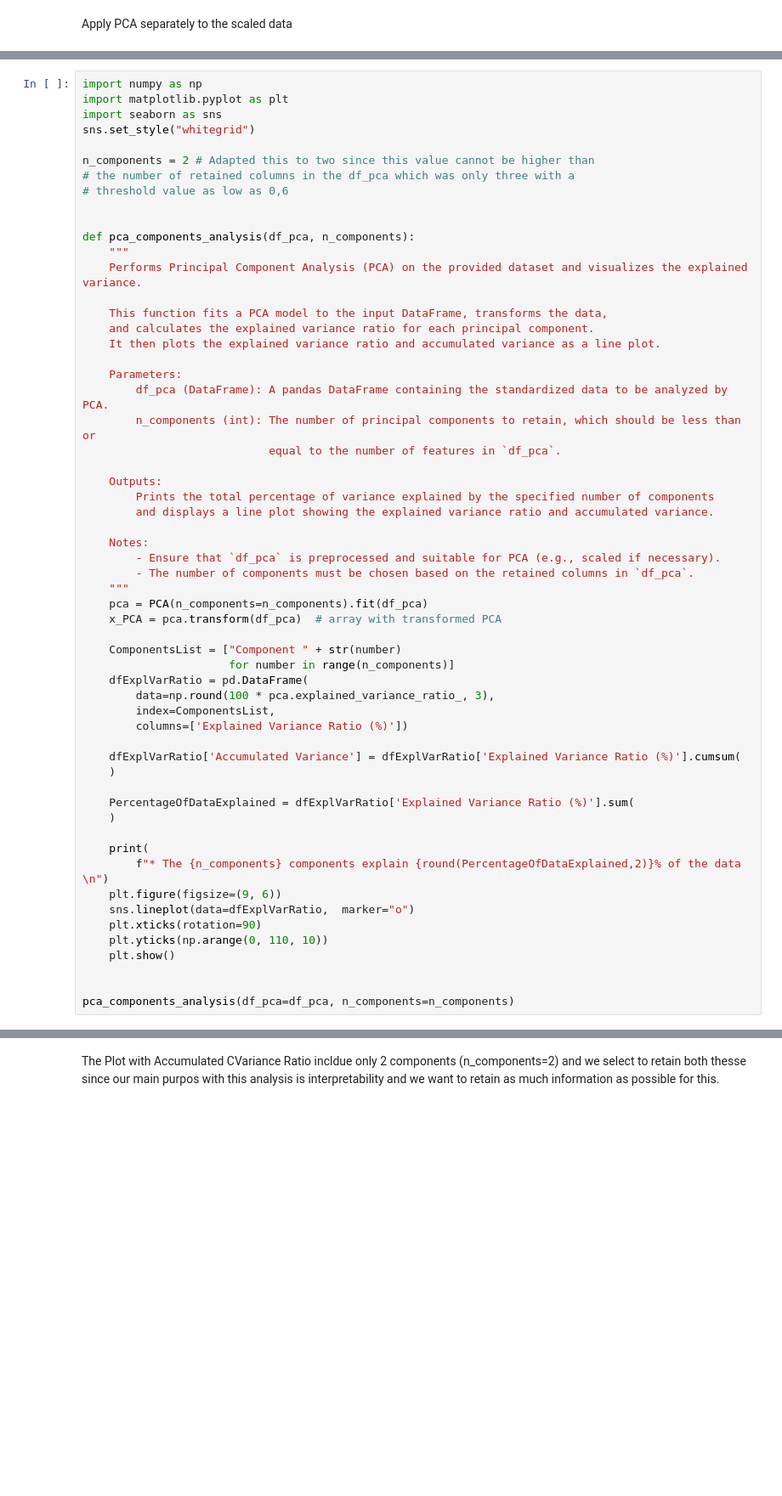
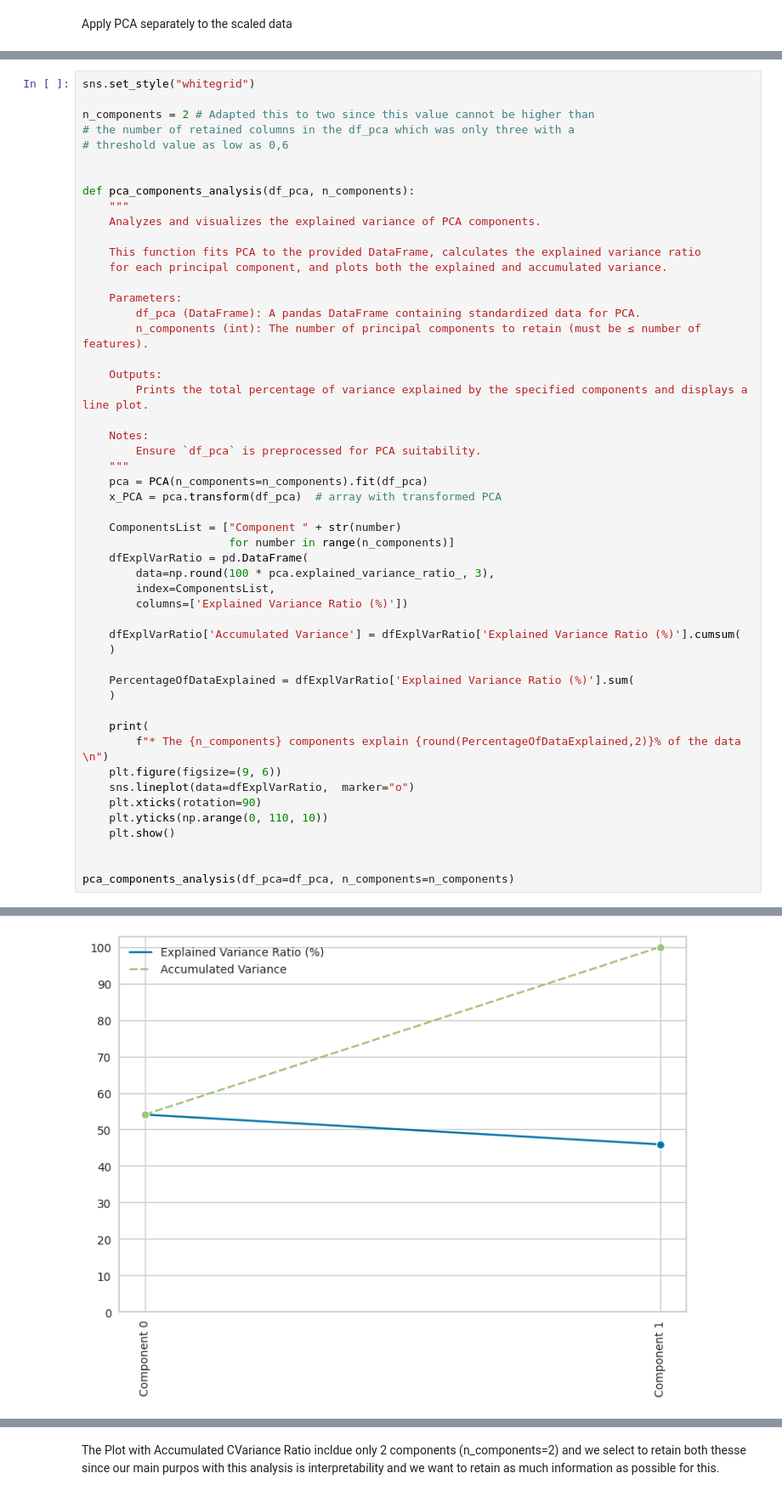
Before and after one commit to johnrearden/pa-data-driven-design, a Jupyter notebook: jupyter_notebooks/8_modeling_and_evaluation_cluster_sklearn.ipynb, the cells around one changed output, grey strips where cells are left out. Shown: that part at 85% size. Cells and saved outputs as stored; diff of their text form; blank space fills up the shorter version.

Commit message:
Move imports, uppd all docstring nb 7, 8

```diff
--- a/jupyter_notebooks/8_modeling_and_evaluation_cluster_sklearn.ipynb
+++ b/jupyter_notebooks/8_modeling_and_evaluation_cluster_sklearn.ipynb
@@ -163,7 +241,4 @@ print(df_pca[:10])
 # %%
-import numpy as np
-import matplotlib.pyplot as plt
-import seaborn as sns
 sns.set_style("whitegrid")
 
 n_components = 2 # Adapted this to two since this value cannot be higher than
@@ -173,24 +248,20 @@ n_components = 2 # Adapted this to two since this value cannot be higher than
 
 def pca_components_analysis(df_pca, n_components):
     """
-    Performs Principal Component Analysis (PCA) on the provided dataset and visualizes the explained variance.
+    Analyzes and visualizes the explained variance of PCA components.
 
-    This function fits a PCA model to the input DataFrame, transforms the data,
-    and calculates the explained variance ratio for each principal component.
-    It then plots the explained variance ratio and accumulated variance as a line plot.
+    This function fits PCA to the provided DataFrame, calculates the explained variance ratio
+    for each principal component, and plots both the explained and accumulated variance.
 
     Parameters:
-        df_pca (DataFrame): A pandas DataFrame containing the standardized data to be analyzed by PCA.
-        n_components (int): The number of principal components to retain, which should be less than or
-                            equal to the number of features in `df_pca`.
+        df_pca (DataFrame): A pandas DataFrame containing standardized data for PCA.
+        n_components (int): The number of principal components to retain (must be ≤ number of features).
 
     Outputs:
-        Prints the total percentage of variance explained by the specified number of components
-        and displays a line plot showing the explained variance ratio and accumulated variance.
+        Prints the total percentage of variance explained by the specified components and displays a line plot.
 
     Notes:
-        - Ensure that `df_pca` is preprocessed and suitable for PCA (e.g., scaled if necessary).
-        - The number of components must be chosen based on the retained columns in `df_pca`.
+        Ensure `df_pca` is preprocessed for PCA suitability.
     """
     pca = PCA(n_components=n_components).fit(df_pca)
     x_PCA = pca.transform(df_pca)  # array with transformed PCA
@@ -218,3 +289,4 @@ def pca_components_analysis(df_pca, n_components):
 
 
 pca_components_analysis(df_pca=df_pca, n_components=n_components)
+# %% [output]
@@ -221,2 +294,3 @@ pca_components_analysis(df_pca=df_pca, n_components=n_components)
+[figure, added]
 # %%
 pca_components_analysis(df_pca=df_pca,n_components=2)
```
Also changed, not shown: parts of 52 cells of this notebook, 5 other files.
